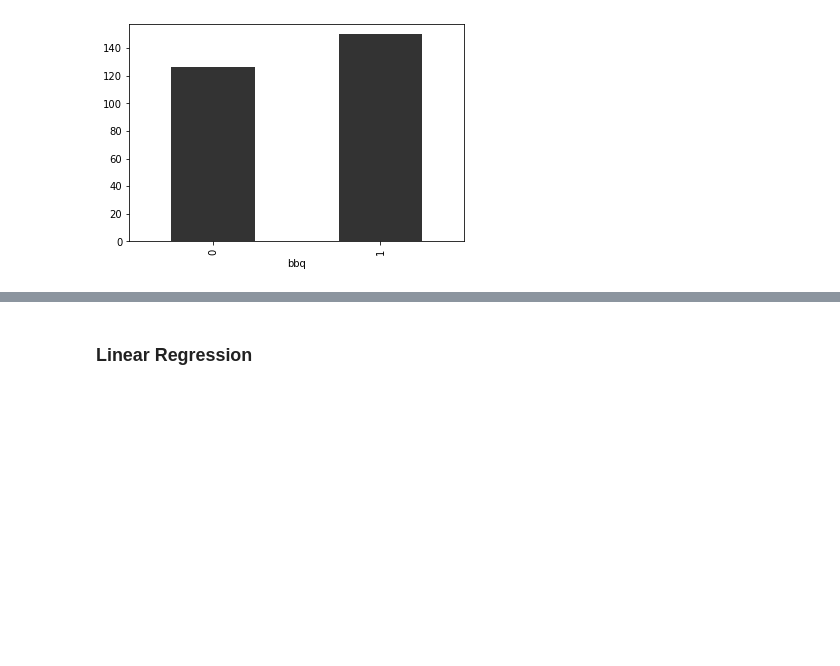
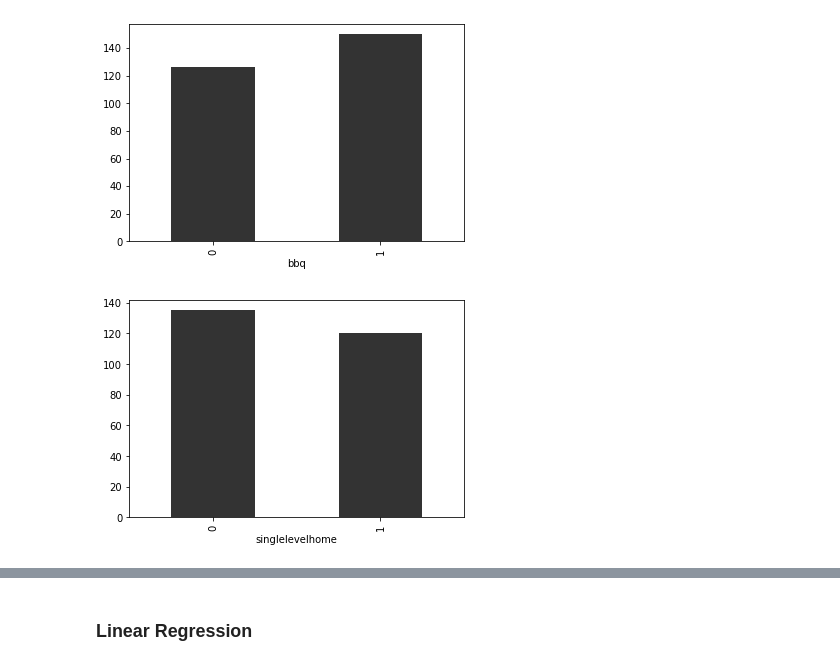
Before and after one commit to aabouie/Capstone_2, a Jupyter notebook: EDA_ML.ipynb, the cells around one changed output, grey strips where cells are left out. Cells and saved outputs as stored; diff of their text form; code cells hidden in the pictures; blank space fills up the shorter version.

```diff
--- a/EDA_ML.ipynb
+++ b/EDA_ML.ipynb
@@ -266,6 +267,8 @@ df_listing['dryer'] = df_listing.amenities.apply(lambda x: 1 if 'dryer' in x.low
 df_listing['balcony'] = df_listing.amenities.apply(lambda x: 1 if 'balcony' in x.lower() else 0)
 df_listing['entrance'] = df_listing.amenities.apply(lambda x: 1 if 'entrance' in x.lower() else 0)
 df_listing['bbq'] = df_listing.amenities.apply(lambda x: 1 if 'bbq' in x.lower() else 0)
+df_listing['hottub'] = df_listing.amenities.apply(lambda x: 1 if 'hot' in x.lower() else 0)
+df_listing['singlelevelhome']=df_listing.amenities.apply(lambda x: 1 if 'level' in x.lower() else 0)
 # %%
 df_listing.groupby('pool').price.median().plot(kind='bar',color='k',alpha=0.8);
 # %% [output]
@@ -294,3 +297,7 @@ df_listing.groupby('entrance').price.median().plot(kind='bar',color='k',alpha=0.
 df_listing.groupby('bbq').price.median().plot(kind='bar',color='k',alpha=0.8);
 # %% [output]
 [figure]
+# %%
+df_listing.groupby('singlelevelhome').price.median().plot(kind='bar',color='k',alpha=0.8);
+# %% [output]
+[figure, added]
```
Also changed, not shown: parts of 33 cells of this notebook.
